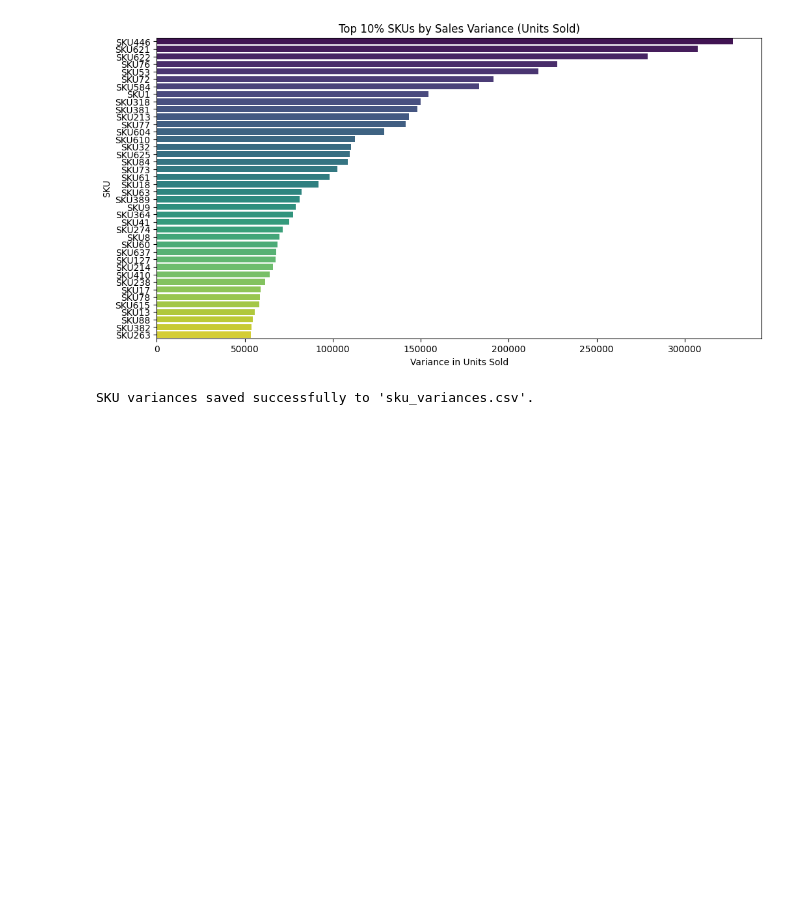
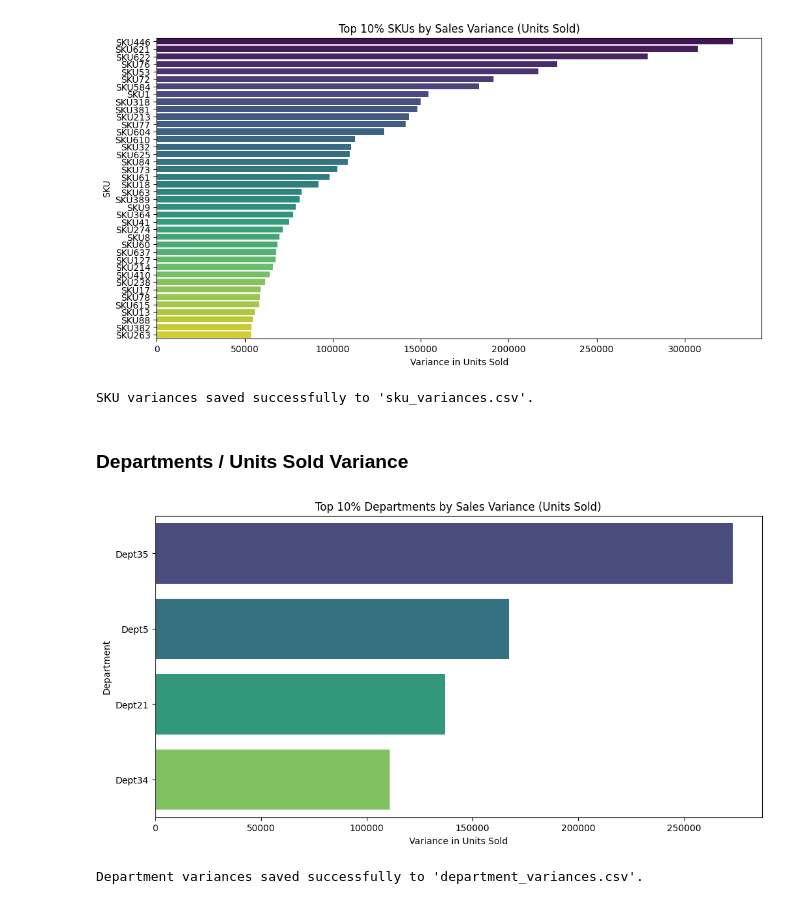
Before and after one commit to shubhi/deloitte-capstone-demand-forecasting, a Jupyter notebook: notebooks/data_analysis.ipynb, the cells around one changed output. Drawn from its saved outputs; the diff is of its cells as text; code cells hidden in the pictures; blank space fills up the shorter version.

```diff
--- a/notebooks/data_analysis.ipynb
+++ b/notebooks/data_analysis.ipynb
@@ -339,3 +387,30 @@ sku_variances.to_csv(output_path, index=False)
 print(f"SKU variances saved successfully to '{output_file}'.")
 # %% [output]
 SKU variances saved successfully to 'sku_variances.csv'.
+# %% [markdown]
+### Departments / Units Sold Variance
+# %%
+department_variances = df.groupby('DEPARTMENT').agg({'Units_Sold': 'var'}).reset_index()
+department_variances = department_variances.rename(columns={'Units_Sold': 'Variance'}).sort_values(by='Variance', ascending=False)
+
+top_10_percent_department_cutoff = int(0.1 * len(department_variances))
+top_25_percent_department_cutoff = int(0.25 * len(department_variances))
+
+top_10_percent_departments = department_variances.head(top_10_percent_department_cutoff)
+top_25_percent_departments = department_variances.head(top_25_percent_department_cutoff)
+# %%
+plt.figure(figsize=(12, 6))
+sns.barplot(x='Variance', y='DEPARTMENT', data=top_10_percent_departments, palette='viridis')
+plt.title('Top 10% Departments by Sales Variance (Units Sold)')
+plt.xlabel('Variance in Units Sold')
+plt.ylabel('Department')
+plt.show()
+# %% [output]
+[figure, added]
+# %%
+output_file = 'department_variances.csv'
+output_path = os.path.join(processed_dataset_path, output_file)
+department_variances.to_csv(output_path, index=False)
+print(f"Department variances saved successfully to '{output_file}'.")
+# %% [output]
+Department variances saved successfully to 'department_variances.csv'.
```
Also changed, not shown: parts of 13 cells of this notebook, 4 other files.
